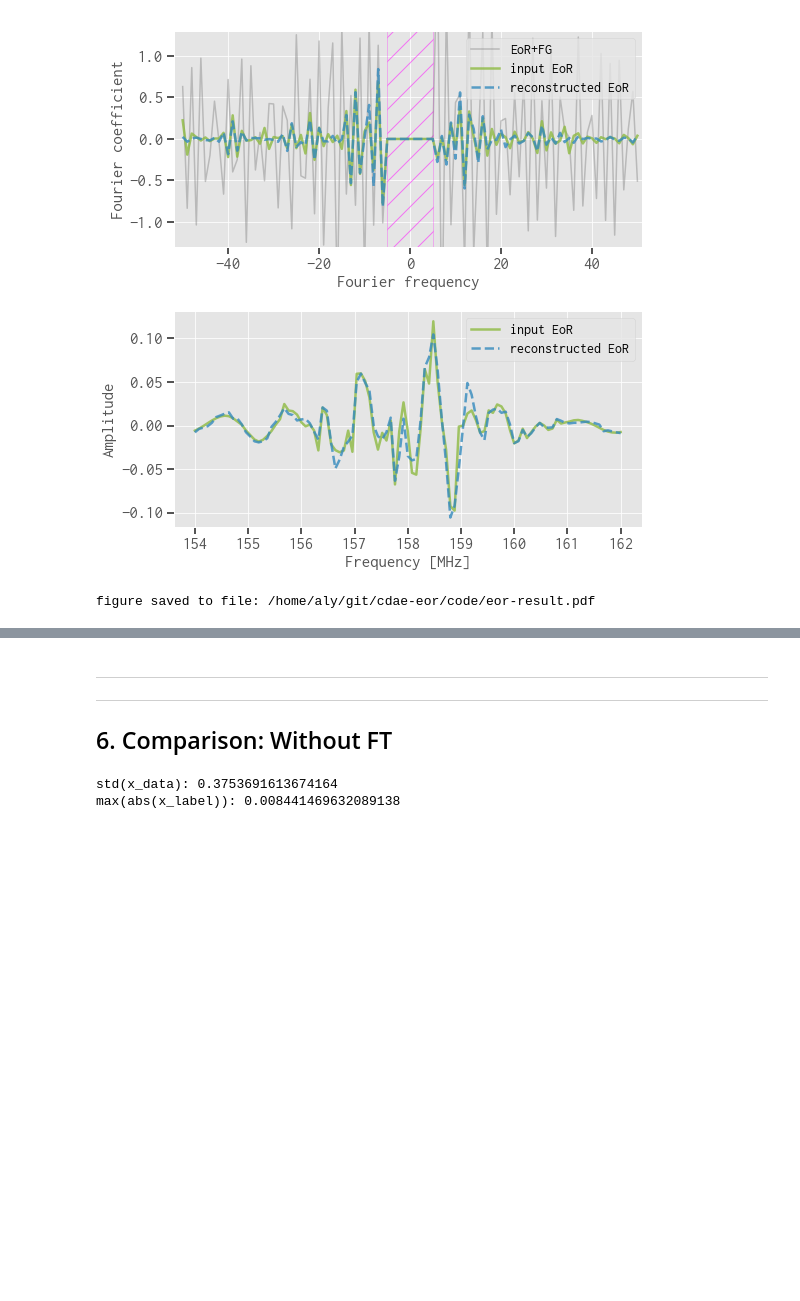
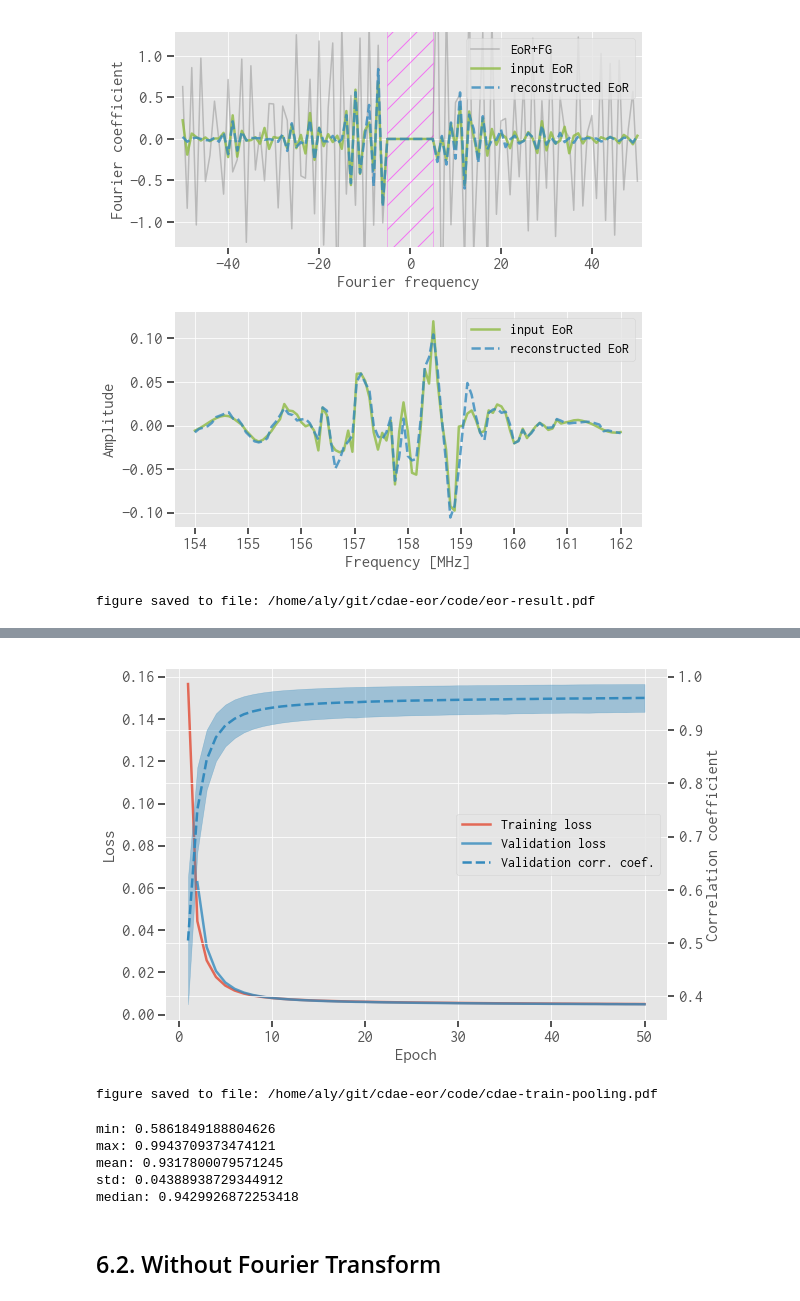
Before and after one commit to liweitianux/cdae-eor, a Jupyter notebook: code/cdae.ipynb, the cells around one changed output, grey strips where cells are left out. Cells and saved outputs as stored; diff of their text form; code cells hidden in the pictures; blank space fills up the shorter version.

```diff
--- a/code/cdae.ipynb
+++ b/code/cdae.ipynb
@@ -707,0 +771,10 @@ figure saved to file: /home/aly/git/cdae-eor/code/eor-result.pdf
+# %%
+modelfit1 = ModelFit(
+    model1,
+    train_data=(x_train, x_train_label),
+    val_data=(x_validate, x_validate_label),
+    test_data=(x_test, x_test_label),
+    lr=1e-5,
+)
+# %%
+modelfit1.fit(epochs=50)
@@ -707,0 +799,9 @@ figure saved to file: /home/aly/git/cdae-eor/code/eor-result.pdf
+# %%
+fig, axes = plot_modelfit(modelfit1, figsize=(9, 6))
+if False:
+    fn = 'cdae-train-pooling.pdf'
+    fig.savefig(fn)
+    print('figure saved to file: %s' % path.abspath(fn))
+# %% [output]
+[figure, added]
+figure saved to file: /home/aly/git/cdae-eor/code/cdae-train-pooling.pdf
@@ -708,22 +816,32 @@ figure saved to file: /home/aly/git/cdae-eor/code/eor-result.pdf
+# %%
+x_test_pred1 = model1.predict(x_test)
+cc1_test = corrcoef_ds(x_test_pred1[:, :, 0], x_test_label[:, :, 0])
+a_summary(cc1_test)
+# %% [output]
+min: 0.5861849188804626
+max: 0.9943709373474121
+mean: 0.9317800079571245
+std: 0.04388938729344912
+median: 0.9429926872253418
 # %% [markdown]
----
----
-
-## 6. Comparison: Without FT
+## 6.2. Without Fourier Transform
 # %%
-x_data  = np.swapaxes(np.array(cube_tot.reshape((nfreq0, npix))), 0, 1)
-x_label = np.swapaxes(np.array(cube_eor.reshape((nfreq0, npix))), 0, 1)
+def preprocess_ds_noft(cube_tot, cube_eor, q=(1, 99)):
+    nf, ny, nx = cube_tot.shape
+    x_data  = np.swapaxes(np.array(cube_tot.reshape((nf, ny*nx))), 0, 1)
+    x_label = np.swapaxes(np.array(cube_eor.reshape((nf, ny*nx))), 0, 1)
+    if nf % 2 == 1:
+        # Make the number of frequencies even to avoid hacking the paddings.
+        x_data  = x_data [:, :-1]
+        x_label = x_label[:, :-1]
 
-x_data  -= np.mean(x_data,  axis=1, keepdims=True)
-x_label -= np.mean(x_label, axis=1, keepdims=True)
+    x_data -= np.mean(x_data, axis=1, keepdims=True)
+    x_data /= np.std(x_data)
 
-_std = np.std(x_data)
-print(f'std(x_data): {_std}')
-x_data /= _std
+    x_label -= np.mean(x_label, axis=1, keepdims=True)
+    vlow, vhigh = np.percentile(x_label, q=q)
+    x_label[x_label < vlow]  = vlow
+    x_label[x_label > vhigh] = vhigh
+    x_label /= max(abs(vlow), abs(vhigh))
 
-_max = np.max(np.abs(x_label))
-print(f'max(abs(x_label)): {_max}')
-x_label /= _max
+    return (x_data, x_label)
-# %% [output]
-std(x_data): 0.3753691613674164
-max(abs(x_label)): 0.008441469632089138
```
Also changed, not shown: parts of 25 cells of this notebook, 1 other file.
